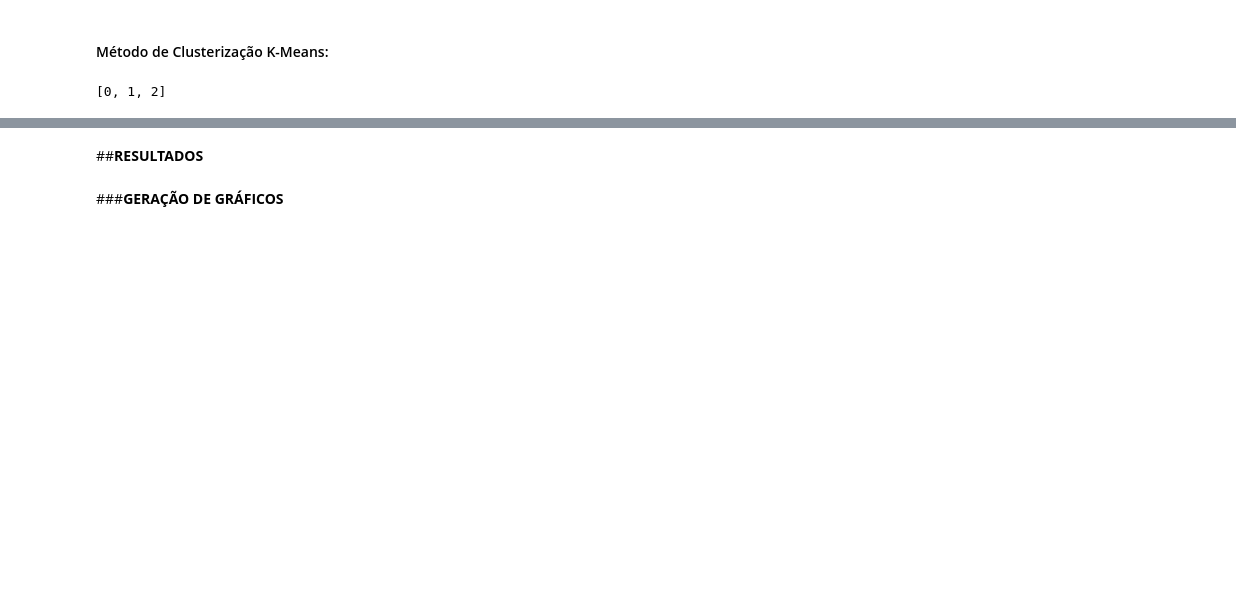
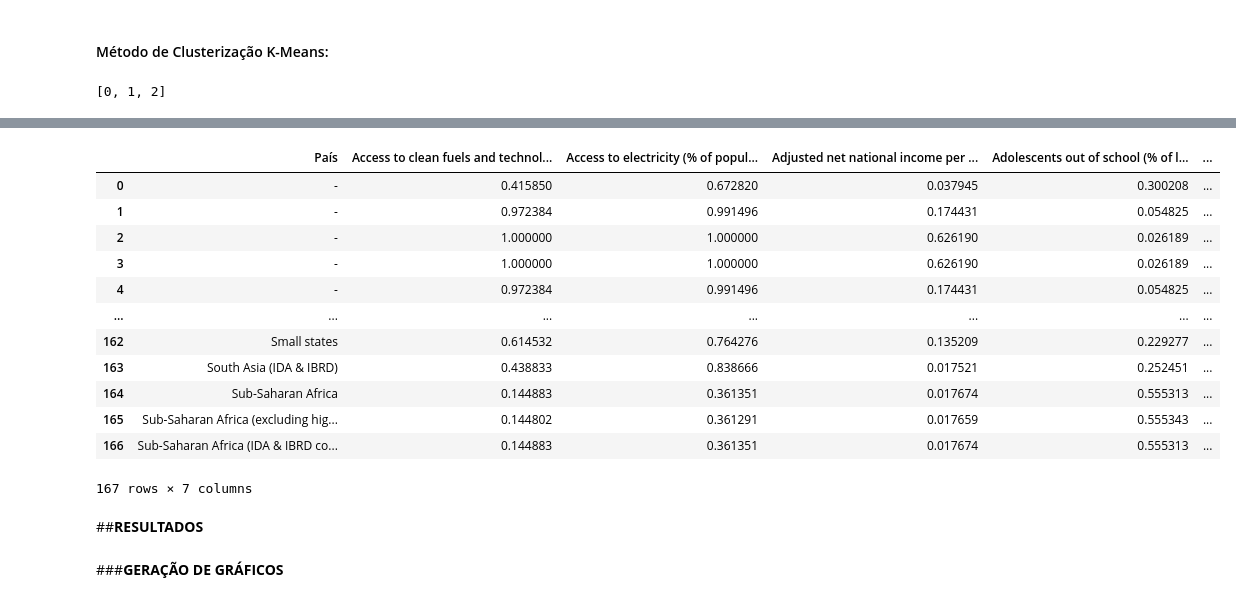
Before and after one commit to lucammarini/Project_Statistic_Analysis_03, a Jupyter notebook: Projeto_Statistic_Analysis_03.ipynb, the cells around one changed output, grey strips where cells are left out. Saved outputs shown, nothing was run; the diff lists cells and outputs as text; code cells hidden in the pictures; blank space fills up the shorter version.

```diff
--- a/Projeto_Statistic_Analysis_03.ipynb
+++ b/Projeto_Statistic_Analysis_03.ipynb
@@ -566,3 +648,19 @@ clear_output()
+# %%
+df_2015n_normal
+# %% [output]
+|  | País | Access to clean fuels and technol... | Access to electricity (% of popul... | Adjusted net national income per ... | Adolescents out of school (% of l... | ... |
+| 0 | - | 0.415850 | 0.672820 | 0.037945 | 0.300208 | ... |
+| 1 | - | 0.972384 | 0.991496 | 0.174431 | 0.054825 | ... |
+| 2 | - | 1.000000 | 1.000000 | 0.626190 | 0.026189 | ... |
+| 3 | - | 1.000000 | 1.000000 | 0.626190 | 0.026189 | ... |
+| 4 | - | 0.972384 | 0.991496 | 0.174431 | 0.054825 | ... |
+| ... | ... | ... | ... | ... | ... | ... |
+| 162 | Small states | 0.614532 | 0.764276 | 0.135209 | 0.229277 | ... |
+| 163 | South Asia (IDA & IBRD) | 0.438833 | 0.838666 | 0.017521 | 0.252451 | ... |
+| 164 | Sub-Saharan Africa | 0.144883 | 0.361351 | 0.017674 | 0.555313 | ... |
+| 165 | Sub-Saharan Africa (excluding hig... | 0.144802 | 0.361291 | 0.017659 | 0.555343 | ... |
+| 166 | Sub-Saharan Africa (IDA & IBRD co... | 0.144883 | 0.361351 | 0.017674 | 0.555313 | ... |
+167 rows × 7 columns
 # %% [markdown]
 ##**RESULTADOS**
 # %% [markdown]
```
Also changed, not shown: parts of 17 cells of this notebook.
